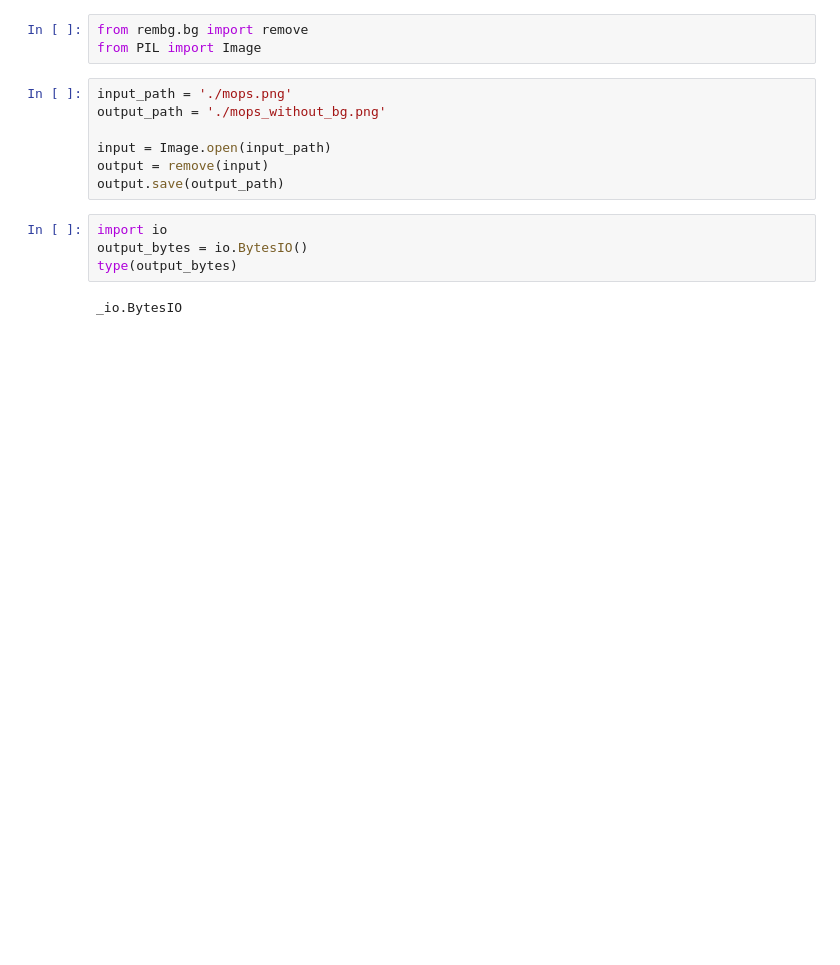
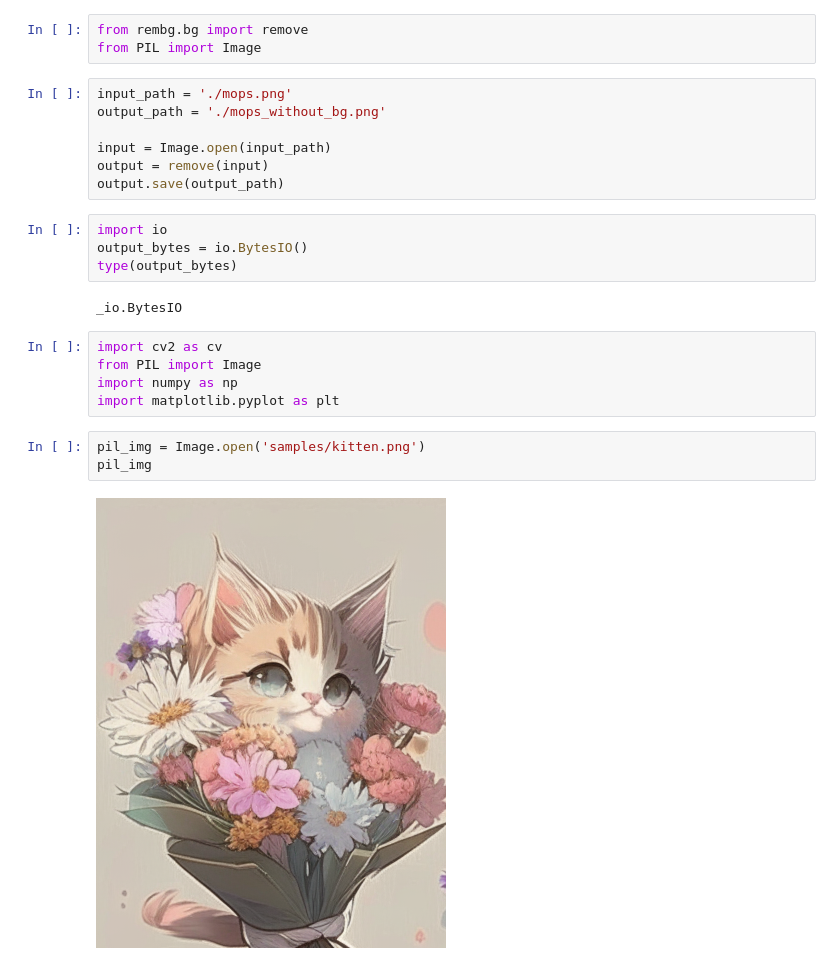
Before and after one commit to origami-dev-team/tulahack-2023-ml, a Jupyter notebook: sandbox.ipynb, the cells around one changed output. Cells and saved outputs as stored; diff of their text form; blank space fills up the shorter version.

```diff
--- a/sandbox.ipynb
+++ b/sandbox.ipynb
@@ -22,3 +14,13 @@ output_bytes = io.BytesIO()
 type(output_bytes)
 # %% [output]
 _io.BytesIO
+# %%
+import cv2 as cv
+from PIL import Image
+import numpy as np
+import matplotlib.pyplot as plt
+# %%
+pil_img = Image.open('samples/kitten.png')
+pil_img
+# %% [output]
+[figure, added]
```
Also changed, not shown: parts of 4 cells of this notebook, 19 other files.
